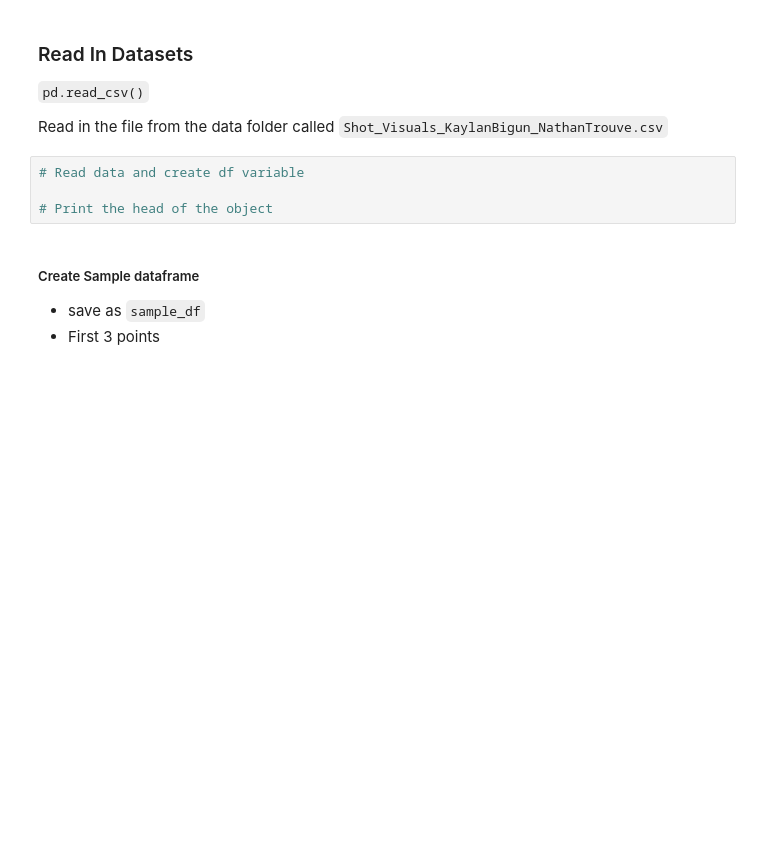
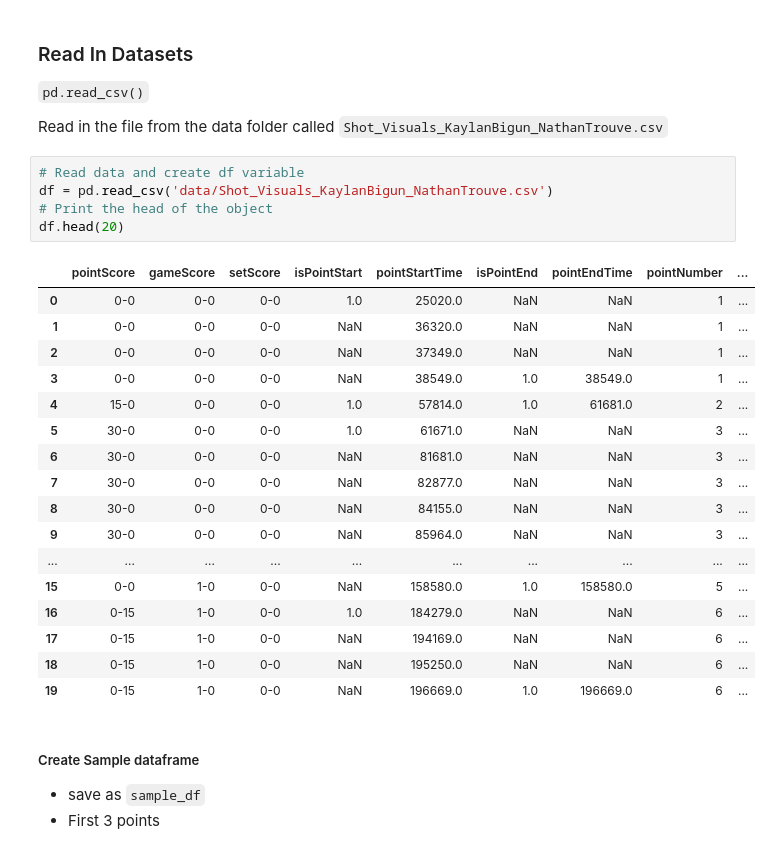
Before and after one commit to cjgimena/consulting-spring2025, a Jupyter notebook: week3.ipynb, the cells around one changed output. Drawn from its saved outputs; the diff is of its cells as text; blank space fills up the shorter version.

```diff
--- a/week3.ipynb
+++ b/week3.ipynb
@@ -38,8 +63,27 @@ Count how many pets of each color each owner has
 Read in the file from the data folder called `Shot_Visuals_KaylanBigun_NathanTrouve.csv`
 # %%
 # Read data and create df variable
-
+df = pd.read_csv('data/Shot_Visuals_KaylanBigun_NathanTrouve.csv')
 # Print the head of the object
+df.head(20)
+# %% [output]
+|  | pointScore | gameScore | setScore | isPointStart | pointStartTime | isPointEnd | pointEndTime | pointNumber | ... |
+| 0 | 0-0 | 0-0 | 0-0 | 1.0 | 25020.0 | NaN | NaN | 1 | ... |
+| 1 | 0-0 | 0-0 | 0-0 | NaN | 36320.0 | NaN | NaN | 1 | ... |
+| 2 | 0-0 | 0-0 | 0-0 | NaN | 37349.0 | NaN | NaN | 1 | ... |
+| 3 | 0-0 | 0-0 | 0-0 | NaN | 38549.0 | 1.0 | 38549.0 | 1 | ... |
+| 4 | 15-0 | 0-0 | 0-0 | 1.0 | 57814.0 | 1.0 | 61681.0 | 2 | ... |
+| 5 | 30-0 | 0-0 | 0-0 | 1.0 | 61671.0 | NaN | NaN | 3 | ... |
+| 6 | 30-0 | 0-0 | 0-0 | NaN | 81681.0 | NaN | NaN | 3 | ... |
+| 7 | 30-0 | 0-0 | 0-0 | NaN | 82877.0 | NaN | NaN | 3 | ... |
+| 8 | 30-0 | 0-0 | 0-0 | NaN | 84155.0 | NaN | NaN | 3 | ... |
+| 9 | 30-0 | 0-0 | 0-0 | NaN | 85964.0 | NaN | NaN | 3 | ... |
+| ... | ... | ... | ... | ... | ... | ... | ... | ... | ... |
+| 15 | 0-0 | 1-0 | 0-0 | NaN | 158580.0 | 1.0 | 158580.0 | 5 | ... |
+| 16 | 0-15 | 1-0 | 0-0 | 1.0 | 184279.0 | NaN | NaN | 6 | ... |
+| 17 | 0-15 | 1-0 | 0-0 | NaN | 194169.0 | NaN | NaN | 6 | ... |
+| 18 | 0-15 | 1-0 | 0-0 | NaN | 195250.0 | NaN | NaN | 6 | ... |
+| 19 | 0-15 | 1-0 | 0-0 | NaN | 196669.0 | 1.0 | 196669.0 | 6 | ... |
 # %% [markdown]
 ##### Create Sample dataframe
 - save as `sample_df`
```
Also changed, not shown: parts of 28 cells of this notebook, 3 other files.
